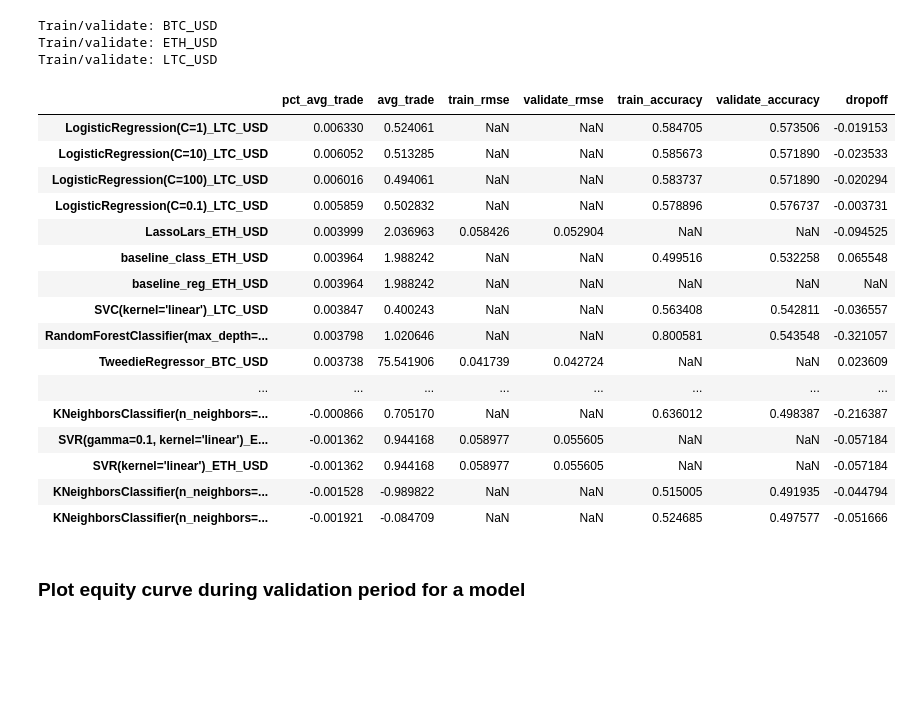
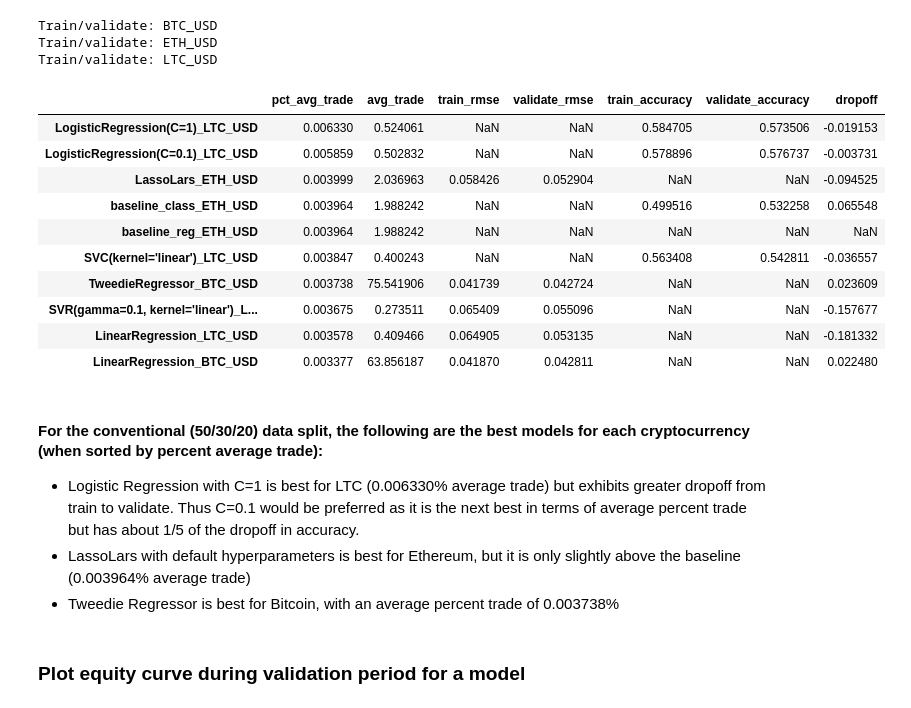
Before and after one commit to jesse-d-marder/crypto-forecast, a Jupyter notebook: predict_crypto.ipynb, the cells around one changed output. Saved outputs shown, nothing was run; the diff lists cells and outputs as text; code cells hidden in the pictures; blank space fills up the shorter version.

```diff
--- a/predict_crypto.ipynb
+++ b/predict_crypto.ipynb
@@ -350,12 +295,9 @@ reg_models = [DecisionTreeRegressor(max_depth = 5,min_samples_leaf=5),
               LinearRegression(),
               TweedieRegressor(),
               LassoLars(),
-             RandomForestRegressor(max_depth = 5,min_samples_leaf=5),
-             SVR(kernel='linear')]
+             RandomForestRegressor(max_depth = 5,min_samples_leaf=5)]
 class_models = [LogisticRegression(C=0.1),
                 LogisticRegression(C=1),
-                LogisticRegression(C=10),
-                LogisticRegression(C=100),
                 DecisionTreeClassifier(max_depth=None),
                 KNeighborsClassifier(n_neighbors=10),
                RandomForestClassifier(max_depth=5),
@@ -402,40 +344,39 @@ for k in split_data.keys():
 
     class_validate_results[k] = class_v_results
 
-all_model_results = pd.DataFrame()
+conventional_split_model_results = pd.DataFrame()
 for k in avg_trade_model_results.keys():
     results = avg_trade_model_results[k]
     results.index= [i+'_'+k for i in results.index]
-    all_model_results = pd.concat([all_model_results, results])
+    conventional_split_model_results = pd.concat([conventional_split_model_results, results])
 # %% [output]
 Train/validate: BTC_USD
 Train/validate: ETH_USD
 Train/validate: LTC_USD
 # %%
 # Calculate the percent dropoff in accuracy or RMSE from train to validate. Lower RMSE and higher accuracy are better but generally trend opposite
-all_model_results["dropoff"] = np.select([all_model_results.train_rmse.isna(),all_model_results.train_accuracy.isna()],
-                                         [(all_model_results.validate_accuracy - all_model_results.train_accuracy)/all_model_results.train_accuracy,
-                                          (all_model_results.validate_rmse - all_model_results.train_rmse)/all_model_results.train_rmse])
-all_model_results.sort_values(by=['pct_avg_trade','dropoff'], ascending=False)[['pct_avg_trade', 'avg_trade', 'train_rmse','validate_rmse',
+conventional_split_model_results["dropoff"] = np.select([conventional_split_model_results.train_rmse.isna(),conventional_split_model_results.train_accuracy.isna()],
+                                         [(conventional_split_model_results.validate_accuracy - conventional_split_model_results.train_accuracy)/conventional_split_model_results.train_accuracy,
+                                          (conventional_split_model_results.validate_rmse - conventional_split_model_results.train_rmse)/conventional_split_model_results.train_rmse])
+conventional_split_model_results.sort_values(by=['pct_avg_trade','dropoff'], ascending=False).head(10)[['pct_avg_trade', 'avg_trade', 'train_rmse','validate_rmse',
        'train_accuracy','validate_accuracy','dropoff']]
 # %% [output]
 |  | pct_avg_trade | avg_trade | train_rmse | validate_rmse | train_accuracy | validate_accuracy | dropoff |
 | LogisticRegression(C=1)_LTC_USD | 0.006330 | 0.524061 | NaN | NaN | 0.584705 | 0.573506 | -0.019153 |
-| LogisticRegression(C=10)_LTC_USD | 0.006052 | 0.513285 | NaN | NaN | 0.585673 | 0.571890 | -0.023533 |
-| LogisticRegression(C=100)_LTC_USD | 0.006016 | 0.494061 | NaN | NaN | 0.583737 | 0.571890 | -0.020294 |
 | LogisticRegression(C=0.1)_LTC_USD | 0.005859 | 0.502832 | NaN | NaN | 0.578896 | 0.576737 | -0.003731 |
 | LassoLars_ETH_USD | 0.003999 | 2.036963 | 0.058426 | 0.052904 | NaN | NaN | -0.094525 |
 | baseline_class_ETH_USD | 0.003964 | 1.988242 | NaN | NaN | 0.499516 | 0.532258 | 0.065548 |
 | baseline_reg_ETH_USD | 0.003964 | 1.988242 | NaN | NaN | NaN | NaN | NaN |
 | SVC(kernel='linear')_LTC_USD | 0.003847 | 0.400243 | NaN | NaN | 0.563408 | 0.542811 | -0.036557 |
-| RandomForestClassifier(max_depth=... | 0.003798 | 1.020646 | NaN | NaN | 0.800581 | 0.543548 | -0.321057 |
 | TweedieRegressor_BTC_USD | 0.003738 | 75.541906 | 0.041739 | 0.042724 | NaN | NaN | 0.023609 |
-| ... | ... | ... | ... | ... | ... | ... | ... |
-| KNeighborsClassifier(n_neighbors=... | -0.000866 | 0.705170 | NaN | NaN | 0.636012 | 0.498387 | -0.216387 |
-| SVR(gamma=0.1, kernel='linear')_E... | -0.001362 | 0.944168 | 0.058977 | 0.055605 | NaN | NaN | -0.057184 |
-| SVR(kernel='linear')_ETH_USD | -0.001362 | 0.944168 | 0.058977 | 0.055605 | NaN | NaN | -0.057184 |
-| KNeighborsClassifier(n_neighbors=... | -0.001528 | -0.989822 | NaN | NaN | 0.515005 | 0.491935 | -0.044794 |
-| KNeighborsClassifier(n_neighbors=... | -0.001921 | -0.084709 | NaN | NaN | 0.524685 | 0.497577 | -0.051666 |
+| SVR(gamma=0.1, kernel='linear')_L... | 0.003675 | 0.273511 | 0.065409 | 0.055096 | NaN | NaN | -0.157677 |
+| LinearRegression_LTC_USD | 0.003578 | 0.409466 | 0.064905 | 0.053135 | NaN | NaN | -0.181332 |
+| LinearRegression_BTC_USD | 0.003377 | 63.856187 | 0.041870 | 0.042811 | NaN | NaN | 0.022480 |
+# %% [markdown]
+#### For the conventional (50/30/20) data split, the following are the best models for each cryptocurrency (when sorted by percent average trade):
+- Logistic Regression with C=1 is best for LTC (0.006330% average trade) but exhibits greater dropoff from train to validate. Thus C=0.1 would be preferred as it is the next best in terms of average percent trade but has about 1/5 of the dropoff in accuracy.
+- LassoLars with default hyperparameters is best for Ethereum, but it is only slightly above the baseline (0.003964% average trade)
+- Tweedie Regressor is best for Bitcoin, with an average percent trade of 0.003738%
 # %% [markdown]
 ### Plot equity curve during validation period for a model
 # %%
```
Also changed, not shown: parts of 39 cells of this notebook.
